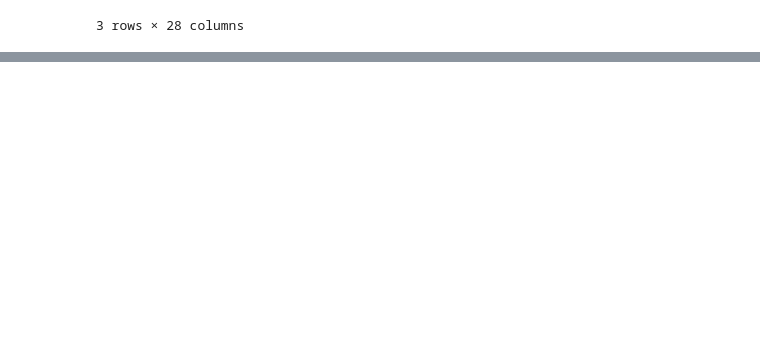
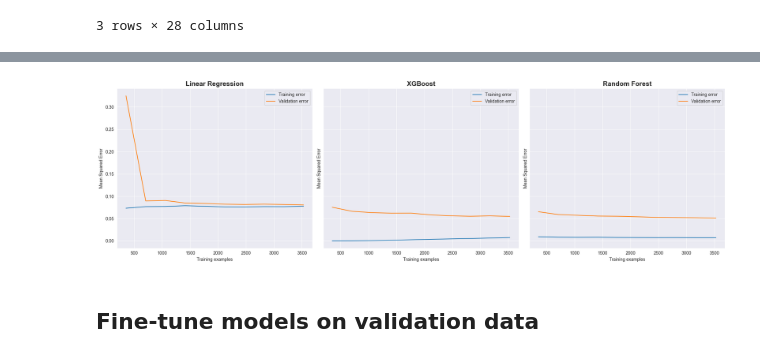
Before and after one commit to duongtruongbinh/IntroDS_FinalProject, a Jupyter notebook: src/Data_Modelling.ipynb, the cells around one changed output, grey strips where cells are left out. Saved outputs shown, nothing was run; the diff lists cells and outputs as text; code cells hidden in the pictures; blank space fills up the shorter version.

```diff
--- a/src/Data_Modelling.ipynb
+++ b/src/Data_Modelling.ipynb
@@ -498,0 +205,31 @@ Mean Squared Error on Test Set: 0.10347705771870745, 0.3787231024870662
+# %%
+def plot_learning_curve(model, X, y, ax, title):
+    train_sizes, train_scores, val_scores = learning_curve(
+        model, X, y, cv=5, scoring='neg_mean_squared_error', train_sizes=np.linspace(0.1, 1.0, 10)
+    )
+
+    train_scores_mean = -np.mean(train_scores, axis=1)
+    val_scores_mean = -np.mean(val_scores, axis=1)
+
+    ax.plot(train_sizes, train_scores_mean, label='Training error')
+    ax.plot(train_sizes, val_scores_mean, label='Validation error')
+
+    ax.set_title(title, fontsize=15,fontweight='bold')
+    ax.set_xlabel('Training examples')
+    ax.set_ylabel('Mean Squared Error')
+    ax.legend()
+    ax.grid(True)
+
+# Create subplots in a single row
+fig, axes = plt.subplots(1, 3, figsize=(20, 6),sharey=True)
+
+# Plot learning curves for each model
+for (model_name, model), ax in zip(models.items(), axes):
+    plot_learning_curve(model, X_train, y_train, ax, model_name)
+
+plt.tight_layout()
+plt.show()
+# %% [output]
+[figure, added]
+# %% [markdown]
+## Fine-tune models on validation data
```
Also changed, not shown: parts of 35 cells of this notebook.
